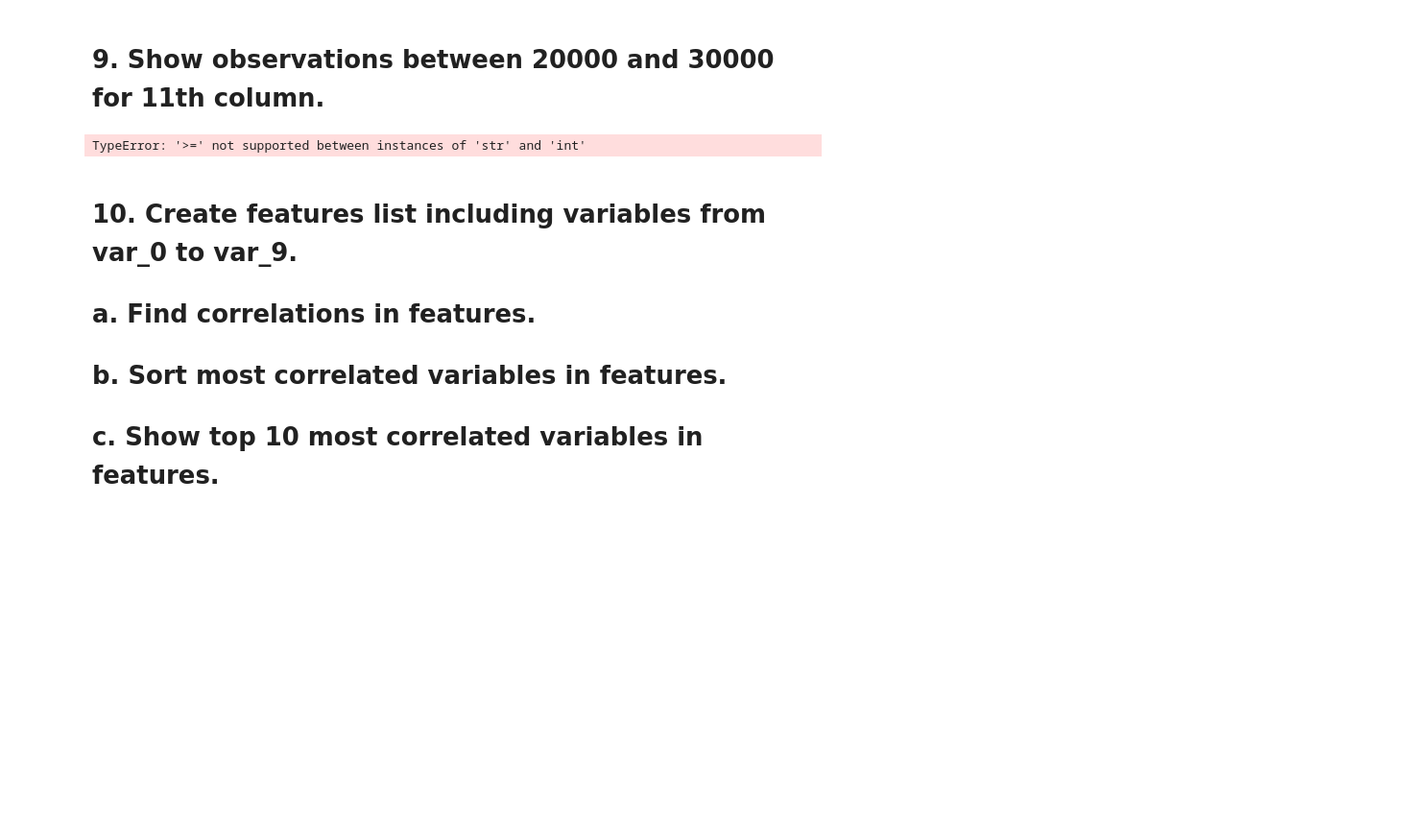
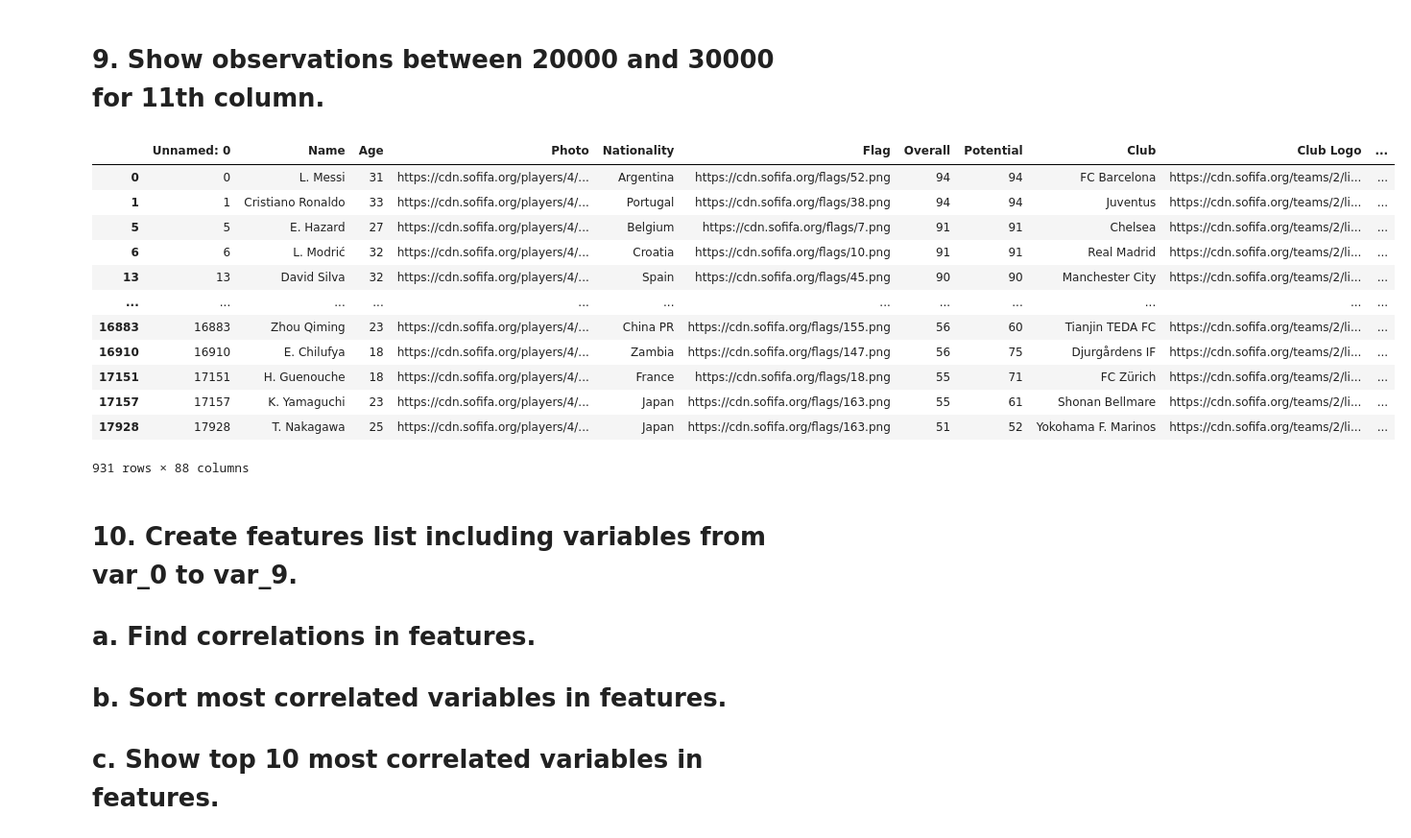
Before and after one commit to alieva-lmn/Internship, a Jupyter notebook: PythonHW/W3/D1CS(Pandas).ipynb, the cells around one changed output. Shown: that part at 96% size. Saved outputs shown, nothing was run; the diff lists cells and outputs as text; code cells hidden in the pictures; blank space fills up the shorter version.

```diff
--- a/PythonHW/W3/D1CS(Pandas).ipynb
+++ b/PythonHW/W3/D1CS(Pandas).ipynb
@@ -195,11 +195,23 @@ df[(df['Age'] > 25) & (df['Overall'] < 90)]
 # %% [markdown]
 # 9. Show observations between 20000 and 30000 for 11th column.
 # %%
-column_11 = df.iloc[:, 8]
+column_11 = df.iloc[:, 65]
 filtered_df = df[(column_11 >= 85) & (column_11 <= 95)]
 filtered_df
 # %% [output]
+|  | Unnamed: 0 | Name | Age | Photo | Nationality | Flag | Overall | Potential | Club | Club Logo | ... |
+| 0 | 0 | L. Messi | 31 | https://cdn.sofifa.org/players/4/... | Argentina | https://cdn.sofifa.org/flags/52.png | 94 | 94 | FC Barcelona | https://cdn.sofifa.org/teams/2/li... | ... |
+| 1 | 1 | Cristiano Ronaldo | 33 | https://cdn.sofifa.org/players/4/... | Portugal | https://cdn.sofifa.org/flags/38.png | 94 | 94 | Juventus | https://cdn.sofifa.org/teams/2/li... | ... |
+| 5 | 5 | E. Hazard | 27 | https://cdn.sofifa.org/players/4/... | Belgium | https://cdn.sofifa.org/flags/7.png | 91 | 91 | Chelsea | https://cdn.sofifa.org/teams/2/li... | ... |
+| 6 | 6 | L. Modrić | 32 | https://cdn.sofifa.org/players/4/... | Croatia | https://cdn.sofifa.org/flags/10.png | 91 | 91 | Real Madrid | https://cdn.sofifa.org/teams/2/li... | ... |
+| 13 | 13 | David Silva | 32 | https://cdn.sofifa.org/players/4/... | Spain | https://cdn.sofifa.org/flags/45.png | 90 | 90 | Manchester City | https://cdn.sofifa.org/teams/2/li... | ... |
+| ... | ... | ... | ... | ... | ... | ... | ... | ... | ... | ... | ... |
+| 16883 | 16883 | Zhou Qiming | 23 | https://cdn.sofifa.org/players/4/... | China PR | https://cdn.sofifa.org/flags/155.png | 56 | 60 | Tianjin TEDA FC | https://cdn.sofifa.org/teams/2/li... | ... |
+| 16910 | 16910 | E. Chilufya | 18 | https://cdn.sofifa.org/players/4/... | Zambia | https://cdn.sofifa.org/flags/147.png | 56 | 75 | Djurgårdens IF | https://cdn.sofifa.org/teams/2/li... | ... |
+| 17151 | 17151 | H. Guenouche | 18 | https://cdn.sofifa.org/players/4/... | France | https://cdn.sofifa.org/flags/18.png | 55 | 71 | FC Zürich | https://cdn.sofifa.org/teams/2/li... | ... |
+| 17157 | 17157 | K. Yamaguchi | 23 | https://cdn.sofifa.org/players/4/... | Japan | https://cdn.sofifa.org/flags/163.png | 55 | 61 | Shonan Bellmare | https://cdn.sofifa.org/teams/2/li... | ... |
+| 17928 | 17928 | T. Nakagawa | 25 | https://cdn.sofifa.org/players/4/... | Japan | https://cdn.sofifa.org/flags/163.png | 51 | 52 | Yokohama F. Marinos | https://cdn.sofifa.org/teams/2/li... | ... |
-TypeError: '>=' not supported between instances of 'str' and 'int'
+931 rows × 88 columns
 # %% [markdown]
 # 10. Create features list including variables from var_0 to var_9.
 # a. Find correlations in features.
```
